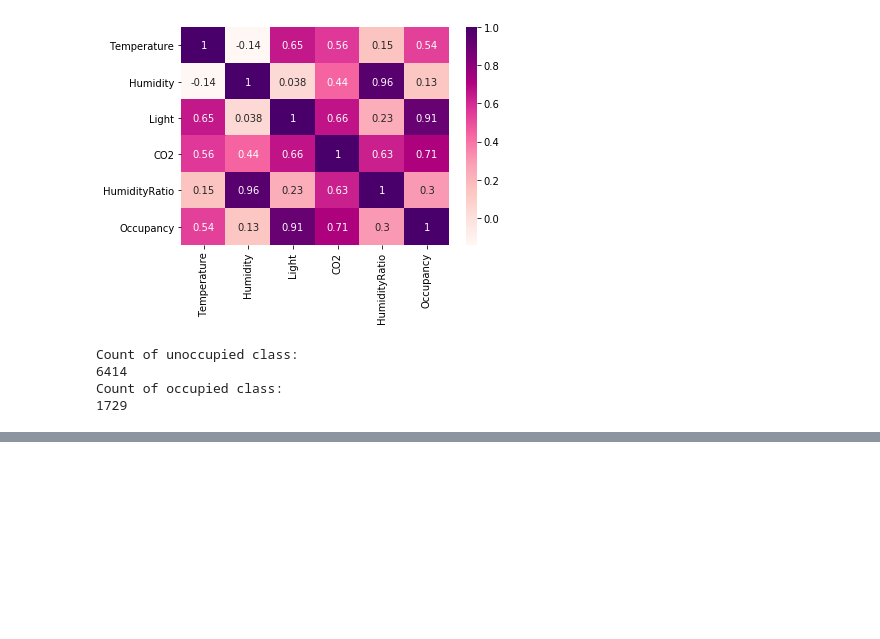
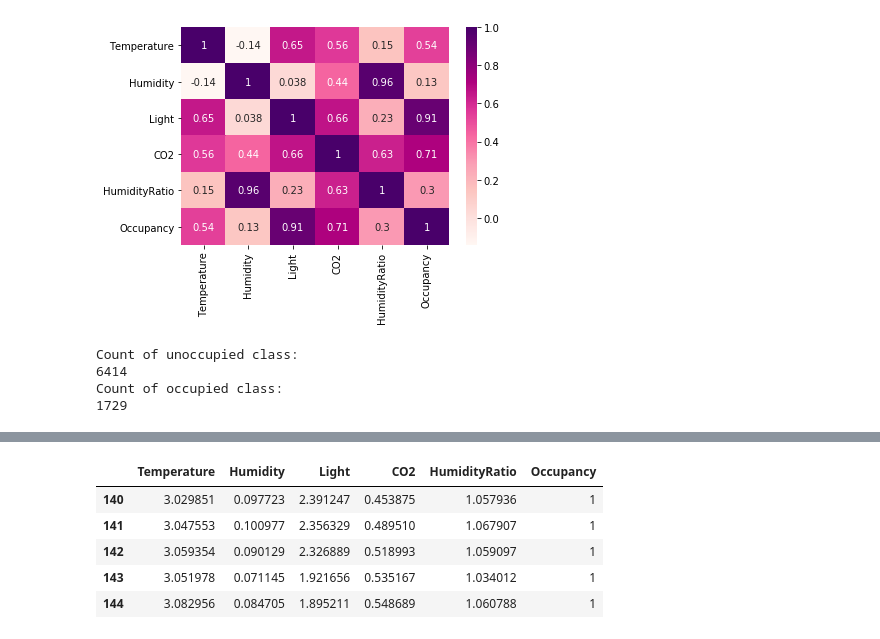
Before and after one commit to galib96/occupancy-detection-uci-data, a Jupyter notebook: CODE_FILES/occupancy_detection.ipynb, the cells around one changed output, grey strips where cells are left out. Saved outputs shown, nothing was run; the diff lists cells and outputs as text; code cells hidden in the pictures; blank space fills up the shorter version.

```diff
--- a/CODE_FILES/occupancy_detection.ipynb
+++ b/CODE_FILES/occupancy_detection.ipynb
@@ -152,3 +159,12 @@ data.head()
+# %%
+df_test_1.head()
+# %% [output]
+|  | Temperature | Humidity | Light | CO2 | HumidityRatio | Occupancy |
+| 140 | 3.029851 | 0.097723 | 2.391247 | 0.453875 | 1.057936 | 1 |
+| 141 | 3.047553 | 0.100977 | 2.356329 | 0.489510 | 1.067907 | 1 |
+| 142 | 3.059354 | 0.090129 | 2.326889 | 0.518993 | 1.059097 | 1 |
+| 143 | 3.051978 | 0.071145 | 1.921656 | 0.535167 | 1.034012 | 1 |
+| 144 | 3.082956 | 0.084705 | 1.895211 | 0.548689 | 1.060788 | 1 |
 # %%
 # taking different feature sets for training
 
```
Also changed, not shown: parts of 24 cells of this notebook.
